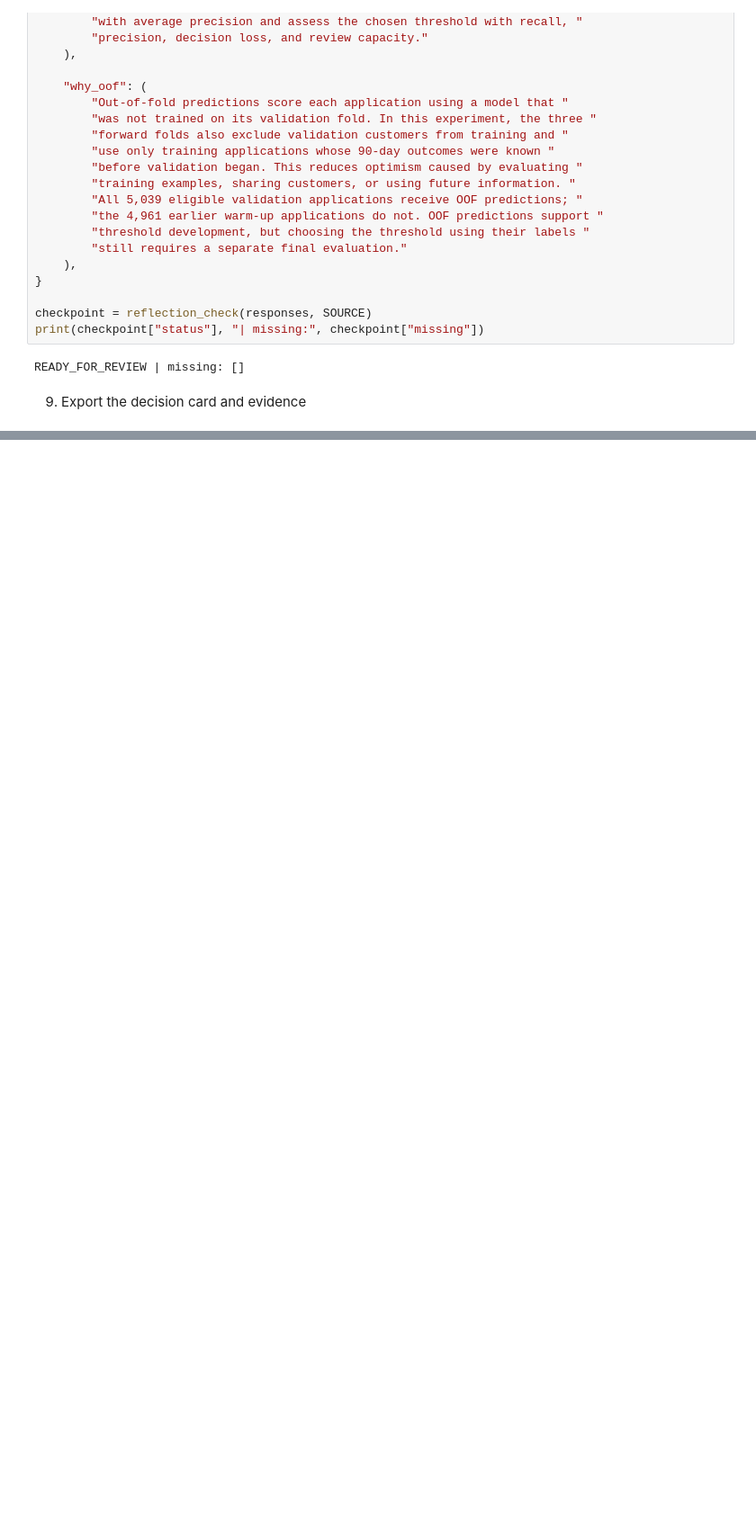
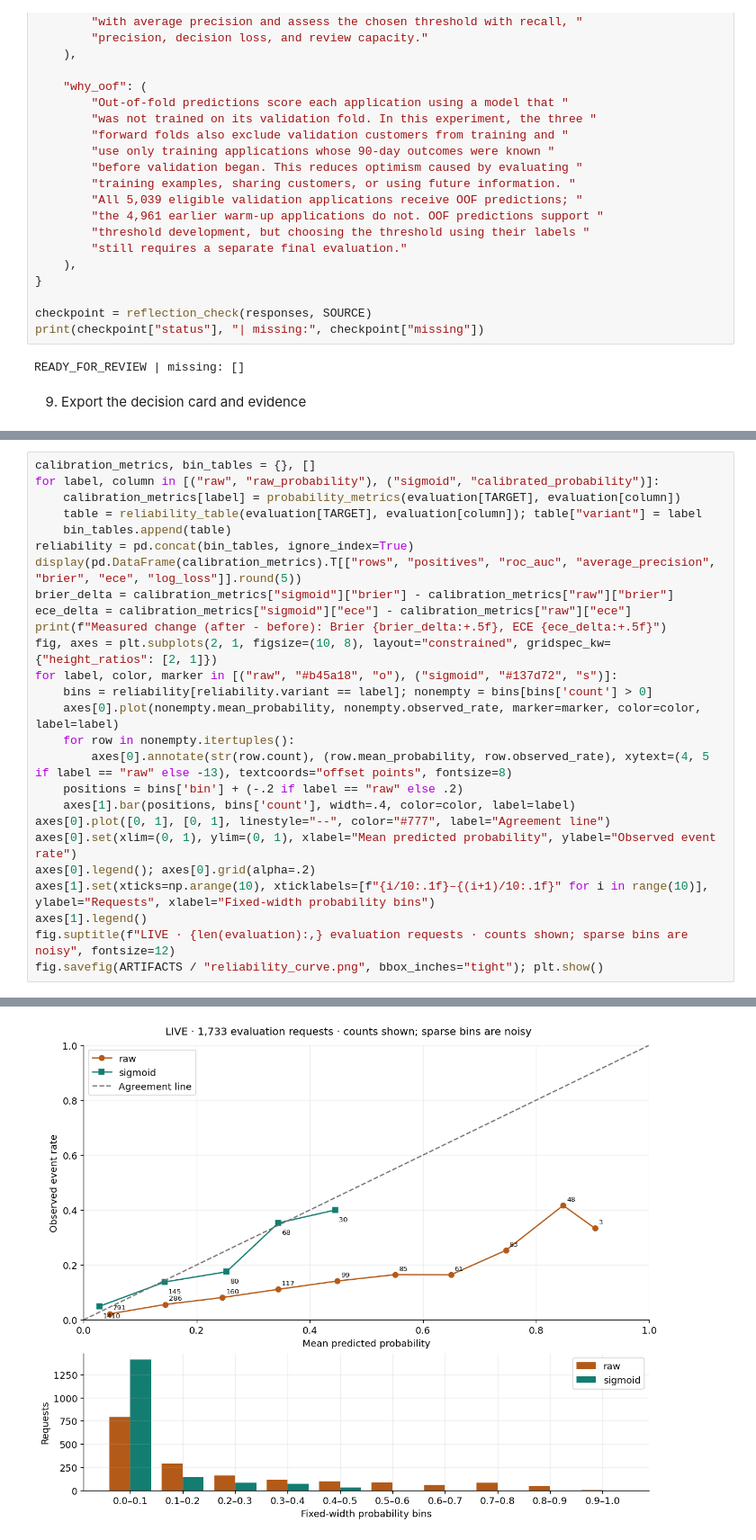
Before and after one commit to aljuharaalshagri/Tamweel_SDAIA_AdvanceML, a Jupyter notebook: notebooks/Tamweel_aljuharaalshagri.ipynb, the cells around one changed output, grey strips where cells are left out. Shown at 90% size. Drawn from its saved outputs; the diff is of its cells as text; blank space fills up the shorter version.

```diff
--- a/notebooks/Tamweel_aljuharaalshagri.ipynb
+++ b/notebooks/Tamweel_aljuharaalshagri.ipynb
@@ -1875,0 +2094,27 @@ Saved 18 files in day3_artifacts.zip — complete your reasoning and download.
+# %%
+calibration_metrics, bin_tables = {}, []
+for label, column in [("raw", "raw_probability"), ("sigmoid", "calibrated_probability")]:
+    calibration_metrics[label] = probability_metrics(evaluation[TARGET], evaluation[column])
+    table = reliability_table(evaluation[TARGET], evaluation[column]); table["variant"] = label
+    bin_tables.append(table)
+reliability = pd.concat(bin_tables, ignore_index=True)
+display(pd.DataFrame(calibration_metrics).T[["rows", "positives", "roc_auc", "average_precision", "brier", "ece", "log_loss"]].round(5))
+brier_delta = calibration_metrics["sigmoid"]["brier"] - calibration_metrics["raw"]["brier"]
+ece_delta = calibration_metrics["sigmoid"]["ece"] - calibration_metrics["raw"]["ece"]
+print(f"Measured change (after - before): Brier {brier_delta:+.5f}, ECE {ece_delta:+.5f}")
+fig, axes = plt.subplots(2, 1, figsize=(10, 8), layout="constrained", gridspec_kw={"height_ratios": [2, 1]})
+for label, color, marker in [("raw", "#b45a18", "o"), ("sigmoid", "#137d72", "s")]:
+    bins = reliability[reliability.variant == label]; nonempty = bins[bins['count'] > 0]
+    axes[0].plot(nonempty.mean_probability, nonempty.observed_rate, marker=marker, color=color, label=label)
+    for row in nonempty.itertuples():
+        axes[0].annotate(str(row.count), (row.mean_probability, row.observed_rate), xytext=(4, 5 if label == "raw" else -13), textcoords="offset points", fontsize=8)
+    positions = bins['bin'] + (-.2 if label == "raw" else .2)
+    axes[1].bar(positions, bins['count'], width=.4, color=color, label=label)
+axes[0].plot([0, 1], [0, 1], linestyle="--", color="#777", label="Agreement line")
+axes[0].set(xlim=(0, 1), ylim=(0, 1), xlabel="Mean predicted probability", ylabel="Observed event rate")
+axes[0].legend(); axes[0].grid(alpha=.2)
+axes[1].set(xticks=np.arange(10), xticklabels=[f"{i/10:.1f}–{(i+1)/10:.1f}" for i in range(10)], ylabel="Requests", xlabel="Fixed-width probability bins")
+axes[1].legend()
+fig.suptitle(f"LIVE · {len(evaluation):,} evaluation requests · counts shown; sparse bins are noisy", fontsize=12)
+fig.savefig(ARTIFACTS / "reliability_curve.png", bbox_inches="tight"); plt.show()
+# %% [output]
@@ -1875,0 +2125 @@ Saved 18 files in day3_artifacts.zip — complete your reasoning and download.
+[figure, added]
```
Also changed, not shown: parts of 27 cells of this notebook.
